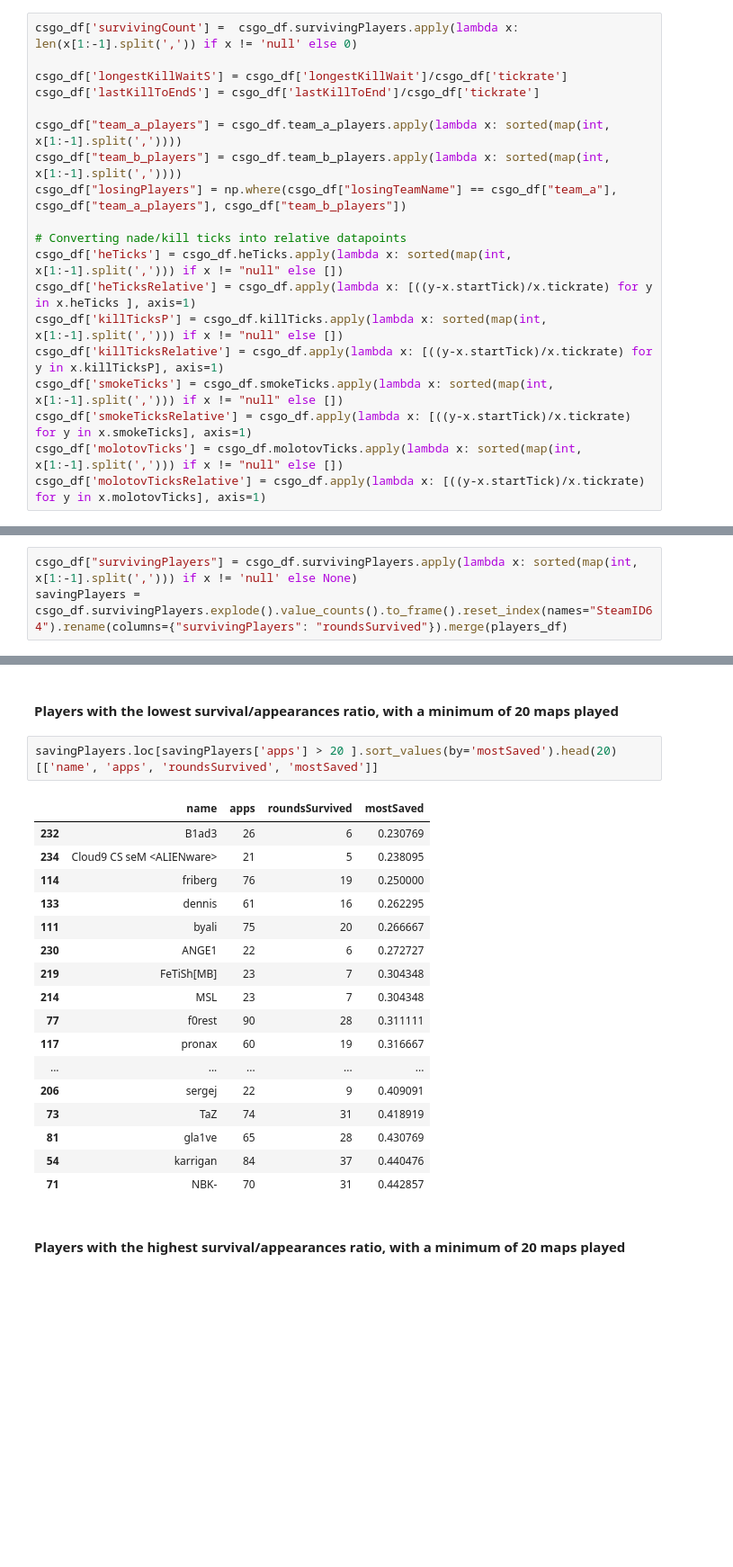
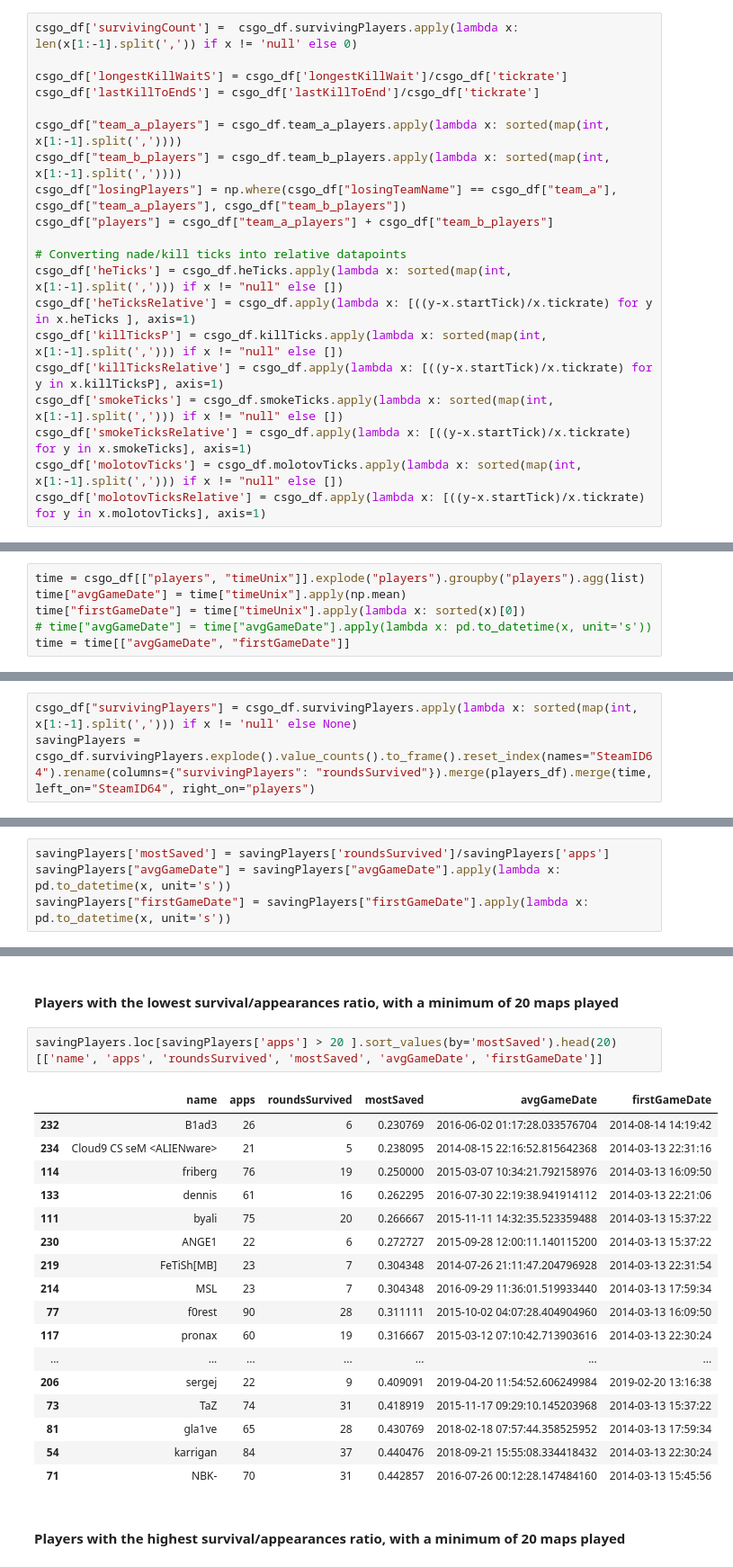
Before and after one commit to bevan-philip/have-cs-rounds-become-slower, a Jupyter notebook: analysis.ipynb, the cells around one changed output, grey strips where cells are left out. Shown at 90% size. Saved outputs shown, nothing was run; the diff lists cells and outputs as text; blank space fills up the shorter version.

Commit message:
Time based analysis

```diff
--- a/analysis.ipynb
+++ b/analysis.ipynb
@@ -30,6 +32,7 @@ csgo_df['lastKillToEndS'] = csgo_df['lastKillToEnd']/csgo_df['tickrate']
 csgo_df["team_a_players"] = csgo_df.team_a_players.apply(lambda x: sorted(map(int, x[1:-1].split(','))))
 csgo_df["team_b_players"] = csgo_df.team_b_players.apply(lambda x: sorted(map(int, x[1:-1].split(','))))
 csgo_df["losingPlayers"] = np.where(csgo_df["losingTeamName"] == csgo_df["team_a"],  csgo_df["team_a_players"], csgo_df["team_b_players"])
+csgo_df["players"] = csgo_df["team_a_players"] + csgo_df["team_b_players"]
 
 # Converting nade/kill ticks into relative datapoints
 csgo_df['heTicks'] = csgo_df.heTicks.apply(lambda x: sorted(map(int, x[1:-1].split(','))) if x != "null" else [])
@@ -129,3 +142,9 @@ moloG.plot()
+# %%
+time = csgo_df[["players", "timeUnix"]].explode("players").groupby("players").agg(list)
+time["avgGameDate"] = time["timeUnix"].apply(np.mean)
+time["firstGameDate"] = time["timeUnix"].apply(lambda x: sorted(x)[0])
+# time["avgGameDate"] = time["avgGameDate"].apply(lambda x: pd.to_datetime(x, unit='s'))
+time = time[["avgGameDate", "firstGameDate"]]
 # %% [markdown]
 ### Calculating the players that save the most
 # %%
@@ -159,5 +178,5 @@ survivingRounds.losingPlayers.explode().value_counts().to_frame().reset_index().
 #### Players that have saved the most
 # %%
 csgo_df["survivingPlayers"] = csgo_df.survivingPlayers.apply(lambda x: sorted(map(int, x[1:-1].split(','))) if x != 'null' else None)
-savingPlayers = csgo_df.survivingPlayers.explode().value_counts().to_frame().reset_index(names="SteamID64").rename(columns={"survivingPlayers": "roundsSurvived"}).merge(players_df)
+savingPlayers = csgo_df.survivingPlayers.explode().value_counts().to_frame().reset_index(names="SteamID64").rename(columns={"survivingPlayers": "roundsSurvived"}).merge(players_df).merge(time, left_on="SteamID64", right_on="players")
 # %%
@@ -183,0 +201,4 @@ savingPlayers['mostSaved'] = savingPlayers['roundsSurvived']/savingPlayers['apps
+# %%
+savingPlayers['mostSaved'] = savingPlayers['roundsSurvived']/savingPlayers['apps']
+savingPlayers["avgGameDate"] = savingPlayers["avgGameDate"].apply(lambda x: pd.to_datetime(x, unit='s'))
+savingPlayers["firstGameDate"] = savingPlayers["firstGameDate"].apply(lambda x: pd.to_datetime(x, unit='s'))
@@ -184,25 +226,25 @@ savingPlayers['mostSaved'] = savingPlayers['roundsSurvived']/savingPlayers['apps
 # %% [markdown]
 #### Players with the lowest survival/appearances ratio, with a minimum of 20 maps played
 # %%
-savingPlayers.loc[savingPlayers['apps'] > 20 ].sort_values(by='mostSaved').head(20)[['name', 'apps', 'roundsSurvived', 'mostSaved']]
+savingPlayers.loc[savingPlayers['apps'] > 20 ].sort_values(by='mostSaved').head(20)[['name', 'apps', 'roundsSurvived', 'mostSaved', 'avgGameDate', 'firstGameDate']]
 # %% [output]
-|  | name | apps | roundsSurvived | mostSaved |
-| 232 | B1ad3 | 26 | 6 | 0.230769 |
-| 234 | Cloud9 CS seM <ALIENware> | 21 | 5 | 0.238095 |
-| 114 | friberg | 76 | 19 | 0.250000 |
-| 133 | dennis | 61 | 16 | 0.262295 |
-| 111 | byali | 75 | 20 | 0.266667 |
-| 230 | ANGE1 | 22 | 6 | 0.272727 |
-| 219 | FeTiSh[MB] | 23 | 7 | 0.304348 |
-| 214 | MSL | 23 | 7 | 0.304348 |
-| 77 | f0rest | 90 | 28 | 0.311111 |
-| 117 | pronax | 60 | 19 | 0.316667 |
-| ... | ... | ... | ... | ... |
-| 206 | sergej | 22 | 9 | 0.409091 |
-| 73 | TaZ | 74 | 31 | 0.418919 |
-| 81 | gla1ve | 65 | 28 | 0.430769 |
-| 54 | karrigan | 84 | 37 | 0.440476 |
-| 71 | NBK- | 70 | 31 | 0.442857 |
+|  | name | apps | roundsSurvived | mostSaved | avgGameDate | firstGameDate |
+| 232 | B1ad3 | 26 | 6 | 0.230769 | 2016-06-02 01:17:28.033576704 | 2014-08-14 14:19:42 |
+| 234 | Cloud9 CS seM <ALIENware> | 21 | 5 | 0.238095 | 2014-08-15 22:16:52.815642368 | 2014-03-13 22:31:16 |
+| 114 | friberg | 76 | 19 | 0.250000 | 2015-03-07 10:34:21.792158976 | 2014-03-13 16:09:50 |
+| 133 | dennis | 61 | 16 | 0.262295 | 2016-07-30 22:19:38.941914112 | 2014-03-13 22:21:06 |
+| 111 | byali | 75 | 20 | 0.266667 | 2015-11-11 14:32:35.523359488 | 2014-03-13 15:37:22 |
+| 230 | ANGE1 | 22 | 6 | 0.272727 | 2015-09-28 12:00:11.140115200 | 2014-03-13 15:37:22 |
+| 219 | FeTiSh[MB] | 23 | 7 | 0.304348 | 2014-07-26 21:11:47.204796928 | 2014-03-13 22:31:54 |
+| 214 | MSL | 23 | 7 | 0.304348 | 2016-09-29 11:36:01.519933440 | 2014-03-13 17:59:34 |
+| 77 | f0rest | 90 | 28 | 0.311111 | 2015-10-02 04:07:28.404904960 | 2014-03-13 16:09:50 |
+| 117 | pronax | 60 | 19 | 0.316667 | 2015-03-12 07:10:42.713903616 | 2014-03-13 22:30:24 |
+| ... | ... | ... | ... | ... | ... | ... |
+| 206 | sergej | 22 | 9 | 0.409091 | 2019-04-20 11:54:52.606249984 | 2019-02-20 13:16:38 |
+| 73 | TaZ | 74 | 31 | 0.418919 | 2015-11-17 09:29:10.145203968 | 2014-03-13 15:37:22 |
+| 81 | gla1ve | 65 | 28 | 0.430769 | 2018-02-18 07:57:44.358525952 | 2014-03-13 17:59:34 |
+| 54 | karrigan | 84 | 37 | 0.440476 | 2018-09-21 15:55:08.334418432 | 2014-03-13 22:30:24 |
+| 71 | NBK- | 70 | 31 | 0.442857 | 2016-07-26 00:12:28.147484160 | 2014-03-13 15:45:56 |
 # %% [markdown]
 #### Players with the highest survival/appearances ratio, with a minimum of 20 maps played
 # %%
```
Also changed, not shown: parts of 15 cells of this notebook.
